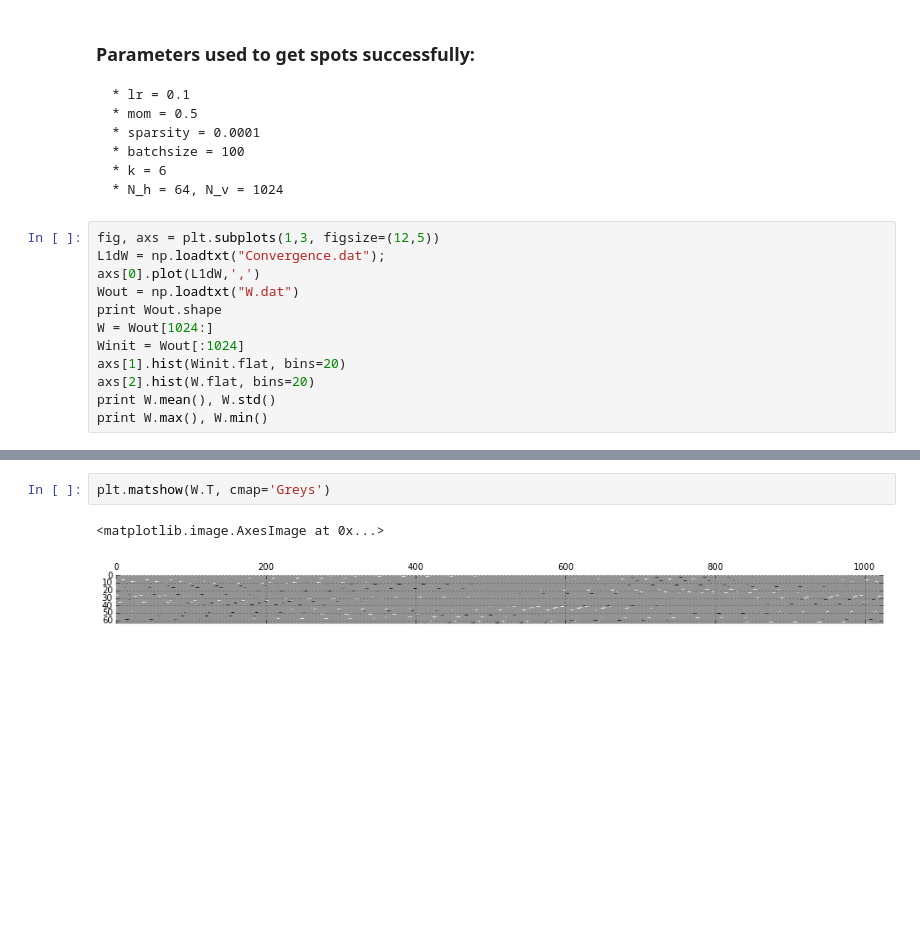
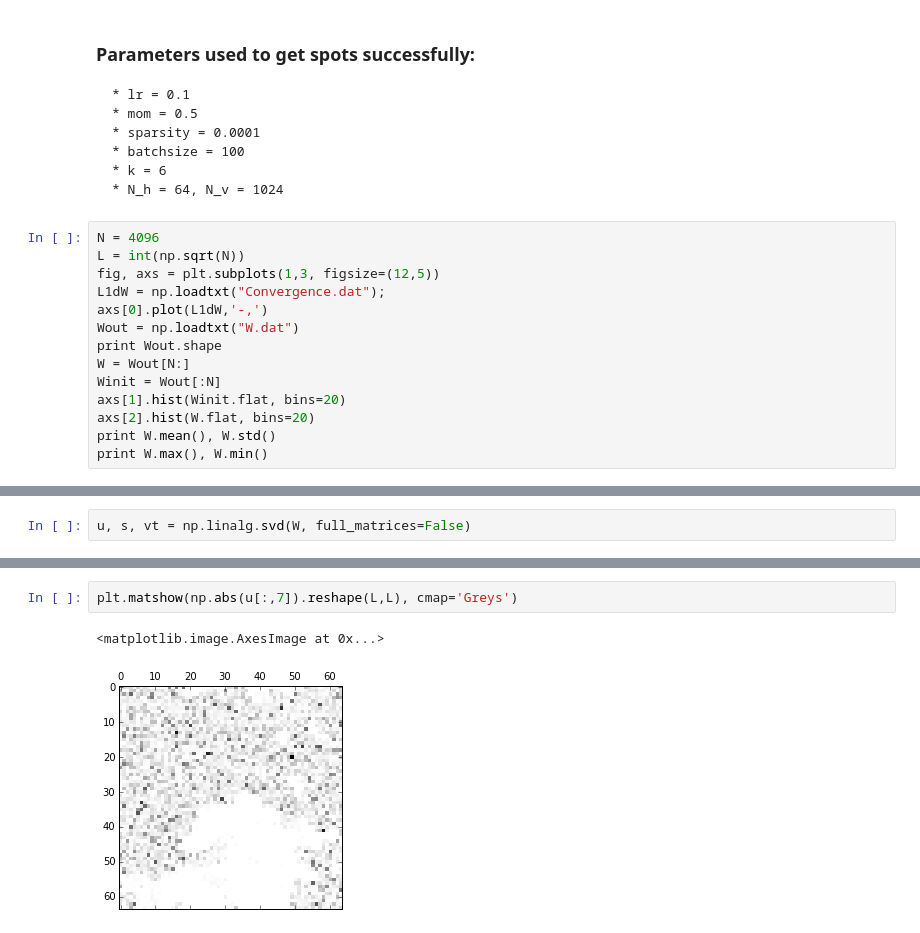
Before and after one commit to colinclement/cudaRBM, a Jupyter notebook: code/src/pycuRBM.ipynb, the cells around one changed output, grey strips where cells are left out. Saved outputs shown, nothing was run; the diff lists cells and outputs as text; blank space fills up the shorter version.

```diff
--- a/code/src/pycuRBM.ipynb
+++ b/code/src/pycuRBM.ipynb
@@ -135,13 +135,15 @@ array([  5.00000001e-06,   1.00000000e-05,  -7.00000000e-06,
     * k = 6
     * N_h = 64, N_v = 1024
 # %%
+N = 4096
+L = int(np.sqrt(N))
 fig, axs = plt.subplots(1,3, figsize=(12,5))
 L1dW = np.loadtxt("Convergence.dat");
-axs[0].plot(L1dW,',')
+axs[0].plot(L1dW,'-,')
 Wout = np.loadtxt("W.dat")
 print Wout.shape
-W = Wout[1024:]
-Winit = Wout[:1024]
+W = Wout[N:]
+Winit = Wout[:N]
 axs[1].hist(Winit.flat, bins=20)
 axs[2].hist(W.flat, bins=20)
 print W.mean(), W.std()
@@ -168,0 +173,2 @@ for ax, s in zip(axs.flat, selection):
+# %%
+u, s, vt = np.linalg.svd(W, full_matrices=False)
@@ -169,5 +180,5 @@ for ax, s in zip(axs.flat, selection):
 # %%
-plt.matshow(W.T, cmap='Greys')
+plt.matshow(np.abs(u[:,7]).reshape(L,L), cmap='Greys')
 # %% [output]
 <matplotlib.image.AxesImage at 0x...>
-[figure, old version]
+[figure, new version]
```
Also changed, not shown: parts of 3 cells of this notebook, 1 other file.
